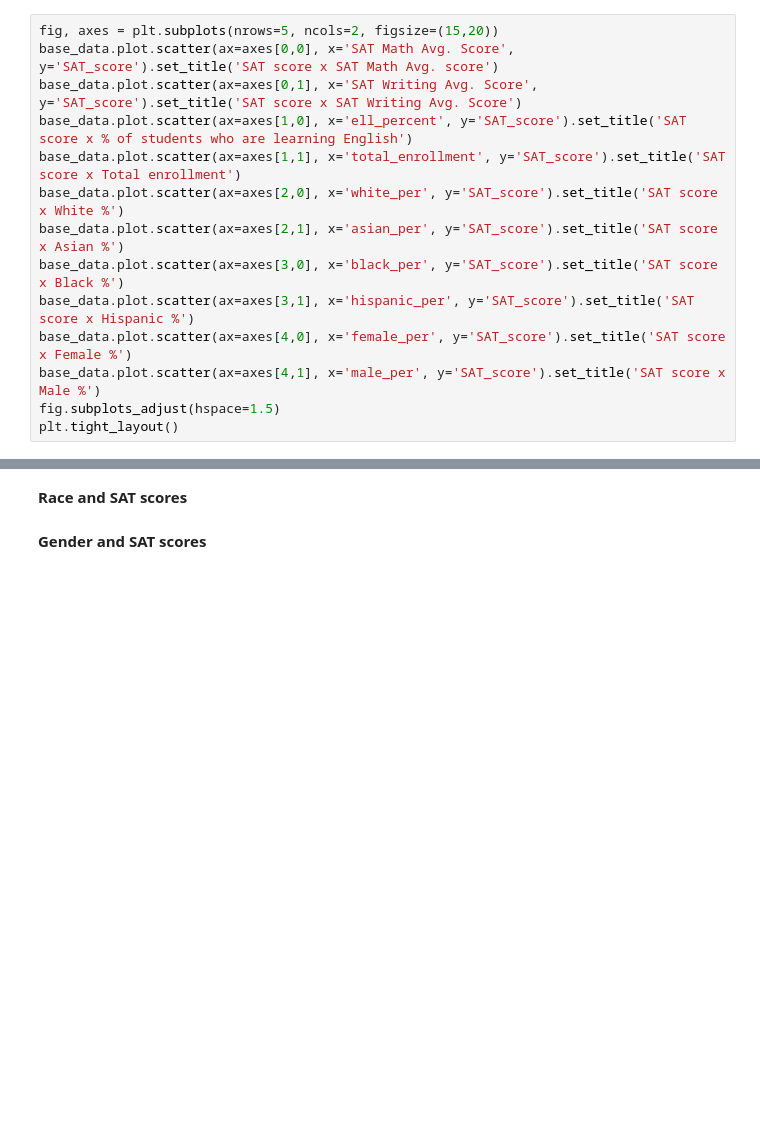
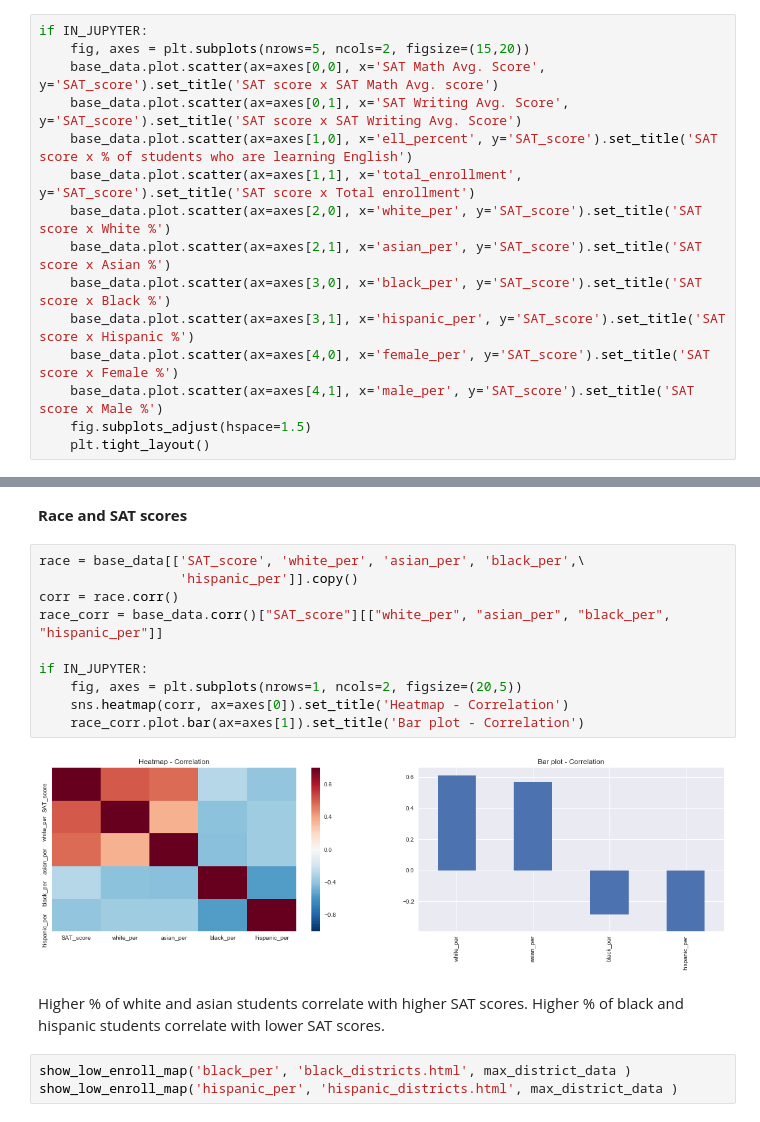
Before and after one commit to PukkaPad/data-storytelling-SAT-NewYork, a Jupyter notebook: utils/DataStorytelling-SAT-NewYork.ipynb, the cells around one changed output, grey strips where cells are left out. Drawn from its saved outputs; the diff is of its cells as text; blank space fills up the shorter version.

```diff
--- a/utils/DataStorytelling-SAT-NewYork.ipynb
+++ b/utils/DataStorytelling-SAT-NewYork.ipynb
@@ -877,19 +877,20 @@ I will generate scatter plot of SAT_score against:
 * female_per
 * male_per
 # %%
-fig, axes = plt.subplots(nrows=5, ncols=2, figsize=(15,20))
-base_data.plot.scatter(ax=axes[0,0], x='SAT Math Avg. Score', y='SAT_score').set_title('SAT score x SAT Math Avg. score')
-base_data.plot.scatter(ax=axes[0,1], x='SAT Writing Avg. Score', y='SAT_score').set_title('SAT score x SAT Writing Avg. Score')
-base_data.plot.scatter(ax=axes[1,0], x='ell_percent', y='SAT_score').set_title('SAT score x % of students who are learning English')
-base_data.plot.scatter(ax=axes[1,1], x='total_enrollment', y='SAT_score').set_title('SAT score x Total enrollment')
-base_data.plot.scatter(ax=axes[2,0], x='white_per', y='SAT_score').set_title('SAT score x White %')
-base_data.plot.scatter(ax=axes[2,1], x='asian_per', y='SAT_score').set_title('SAT score x Asian %')
-base_data.plot.scatter(ax=axes[3,0], x='black_per', y='SAT_score').set_title('SAT score x Black %')
-base_data.plot.scatter(ax=axes[3,1], x='hispanic_per', y='SAT_score').set_title('SAT score x Hispanic %')
-base_data.plot.scatter(ax=axes[4,0], x='female_per', y='SAT_score').set_title('SAT score x Female %')
-base_data.plot.scatter(ax=axes[4,1], x='male_per', y='SAT_score').set_title('SAT score x Male %')
-fig.subplots_adjust(hspace=1.5)
-plt.tight_layout()
+if IN_JUPYTER:
+    fig, axes = plt.subplots(nrows=5, ncols=2, figsize=(15,20))
+    base_data.plot.scatter(ax=axes[0,0], x='SAT Math Avg. Score', y='SAT_score').set_title('SAT score x SAT Math Avg. score')
+    base_data.plot.scatter(ax=axes[0,1], x='SAT Writing Avg. Score', y='SAT_score').set_title('SAT score x SAT Writing Avg. Score')
+    base_data.plot.scatter(ax=axes[1,0], x='ell_percent', y='SAT_score').set_title('SAT score x % of students who are learning English')
+    base_data.plot.scatter(ax=axes[1,1], x='total_enrollment', y='SAT_score').set_title('SAT score x Total enrollment')
+    base_data.plot.scatter(ax=axes[2,0], x='white_per', y='SAT_score').set_title('SAT score x White %')
+    base_data.plot.scatter(ax=axes[2,1], x='asian_per', y='SAT_score').set_title('SAT score x Asian %')
+    base_data.plot.scatter(ax=axes[3,0], x='black_per', y='SAT_score').set_title('SAT score x Black %')
+    base_data.plot.scatter(ax=axes[3,1], x='hispanic_per', y='SAT_score').set_title('SAT score x Hispanic %')
+    base_data.plot.scatter(ax=axes[4,0], x='female_per', y='SAT_score').set_title('SAT score x Female %')
+    base_data.plot.scatter(ax=axes[4,1], x='male_per', y='SAT_score').set_title('SAT score x Male %')
+    fig.subplots_adjust(hspace=1.5)
+    plt.tight_layout()
 # %% [output]
 [figure]
 # %% [markdown]
@@ -997,5 +998,20 @@ show_low_enroll_map('total_enrollment', 'median_enroll_ell.html', median_distric
 The total enrollment is not correlated to SAT score. What is correlated is whether students are learning english as 2nd language. Most of the schools are for learning english, resulting in low enrollment.
 # %% [markdown]
 **Race and SAT scores**
-# %% [markdown]
-**Gender and SAT scores**
+# %%
+race = base_data[['SAT_score', 'white_per', 'asian_per', 'black_per',\
+                  'hispanic_per']].copy()
+corr = race.corr()
+race_corr = base_data.corr()["SAT_score"][["white_per", "asian_per", "black_per", "hispanic_per"]]
+
+if IN_JUPYTER:
+    fig, axes = plt.subplots(nrows=1, ncols=2, figsize=(20,5))
+    sns.heatmap(corr, ax=axes[0]).set_title('Heatmap - Correlation')
+    race_corr.plot.bar(ax=axes[1]).set_title('Bar plot - Correlation')
+# %% [output]
+[figure, added]
+# %% [markdown]
+Higher % of white and asian students correlate with higher SAT scores. Higher % of black and hispanic students correlate with lower SAT scores.
+# %%
+show_low_enroll_map('black_per', 'black_districts.html', max_district_data )
+show_low_enroll_map('hispanic_per', 'hispanic_districts.html', max_district_data )
```
Also changed, not shown: parts of 8 cells of this notebook, 5 other files.
